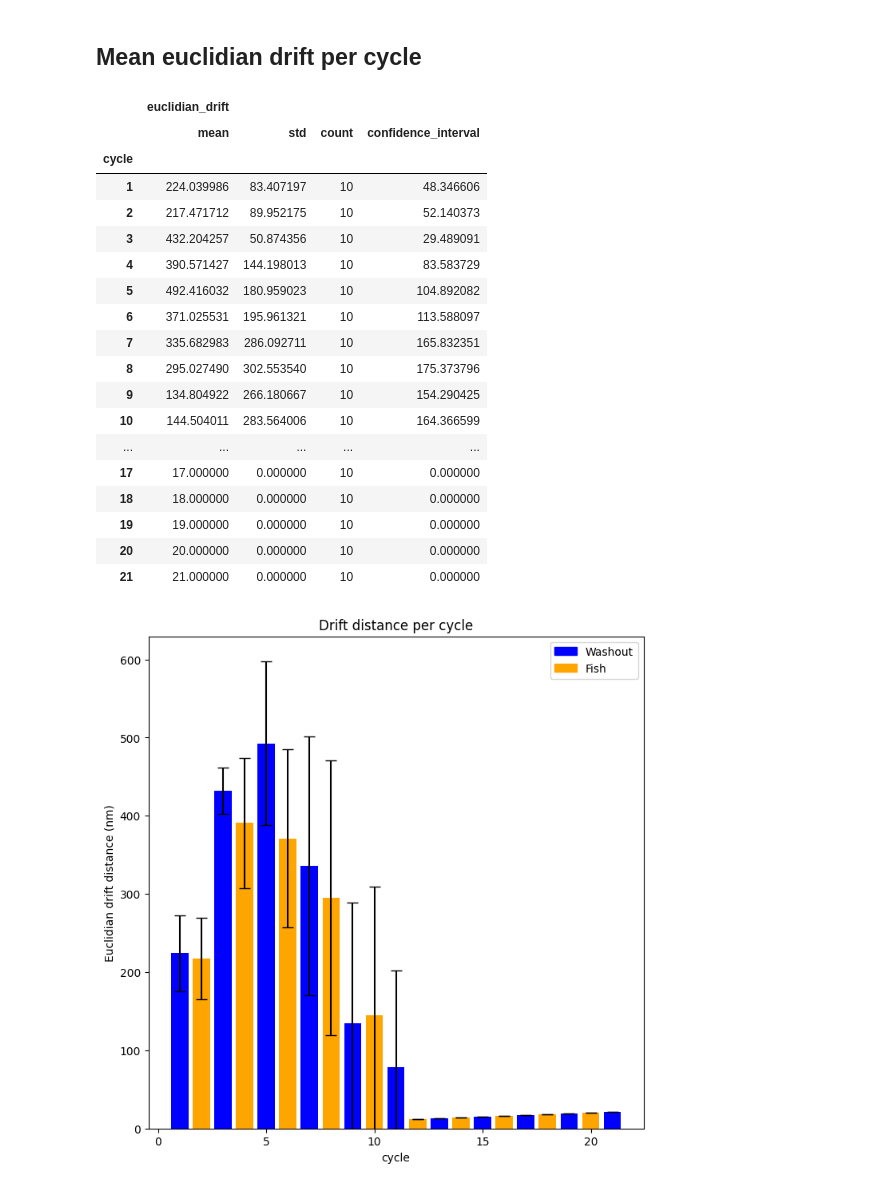
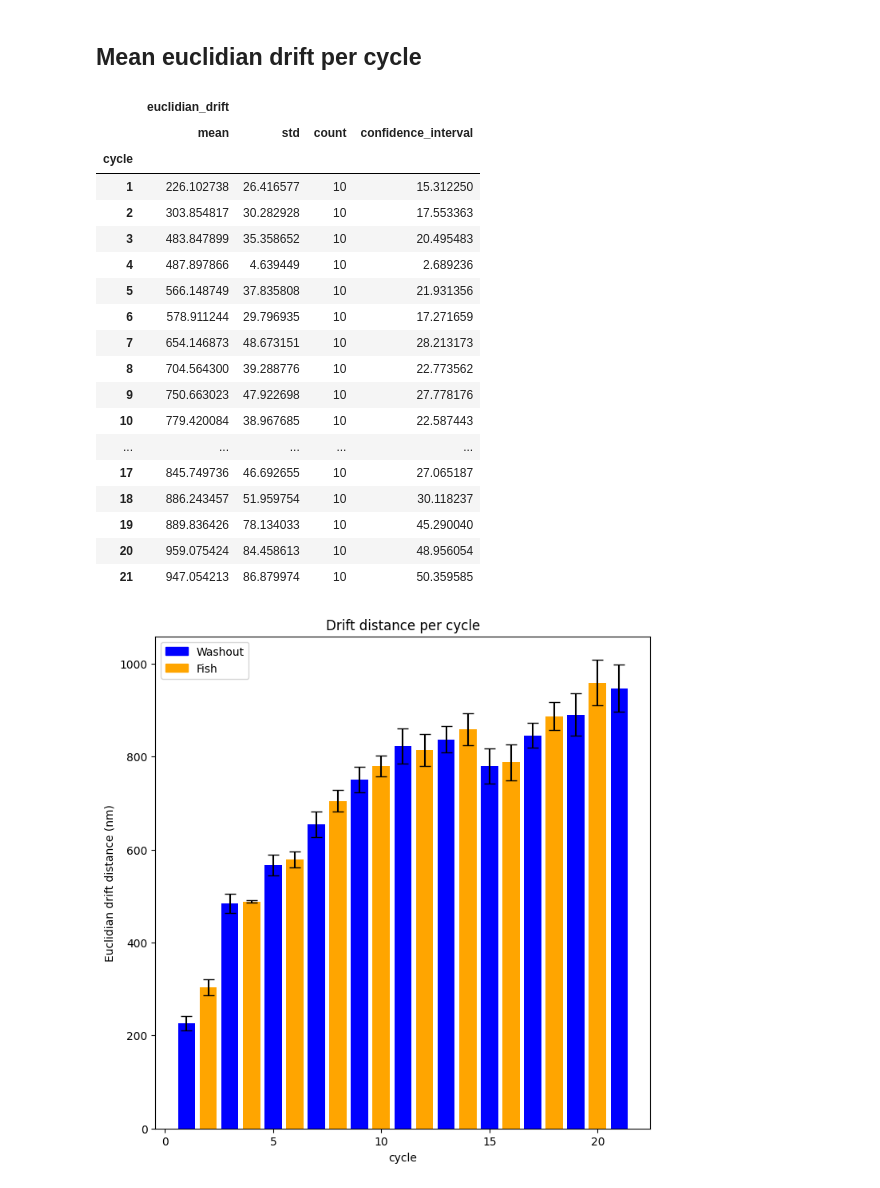
Before and after one commit to 2Echoes/Sequential_Fish, a Jupyter notebook: analysis/testing_notebooks/drift_statistics.ipynb, the cells around one changed output. Drawn from its saved outputs; the diff is of its cells as text; code cells hidden in the pictures.

```diff
--- a/analysis/testing_notebooks/drift_statistics.ipynb
+++ b/analysis/testing_notebooks/drift_statistics.ipynb
@@ -8,7 +8,8 @@ import matplotlib.patches as p
 import os
 
 
-RUN_PATH = "/mnt/ssd/SSD_floricslimani/Fish_seq/Davide/2024-10-09 - SeqFISH_Run10 - HeLa-Puro_POLR2"
+# RUN_PATH = "/mnt/ssd/SSD_floricslimani/Fish_seq/Davide/2024-10-09 - SeqFISH_Run10 - HeLa-Puro_POLR2"
+RUN_PATH = "/mnt/ssd/SSD_floricslimani/Fish_seq/Davide/2024-10-02 - SeqFISH_Run9 - HeLa _POLR2"
 
 OUTPUT_PATH = RUN_PATH + "/analysis/density/"
 os.makedirs(OUTPUT_PATH, exist_ok=True)
@@ -224,30 +243,29 @@ plt.show()
 # %%
 fish_data = fish_drift.groupby('cycle').agg({
     'euclidian_drift' : ['mean', 'std', 'count']
 })
 
 fish_data[('euclidian_drift','confidence_interval')] = (T_score * fish_data.loc[:,("euclidian_drift",'std')]) / fish_data.loc[:,("euclidian_drift",'count')].apply(np.sqrt)
-fish_data
 # %% [output]
 |  | euclidian_drift |  |  |  |
 |  | mean | std | count | confidence_interval |
 | cycle |  |  |  |  |
-| 1 | 224.039986 | 83.407197 | 10 | 48.346606 |
-| 2 | 217.471712 | 89.952175 | 10 | 52.140373 |
-| 3 | 432.204257 | 50.874356 | 10 | 29.489091 |
-| 4 | 390.571427 | 144.198013 | 10 | 83.583729 |
-| 5 | 492.416032 | 180.959023 | 10 | 104.892082 |
-| 6 | 371.025531 | 195.961321 | 10 | 113.588097 |
-| 7 | 335.682983 | 286.092711 | 10 | 165.832351 |
-| 8 | 295.027490 | 302.553540 | 10 | 175.373796 |
-| 9 | 134.804922 | 266.180667 | 10 | 154.290425 |
-| 10 | 144.504011 | 283.564006 | 10 | 164.366599 |
+| 1 | 226.102738 | 26.416577 | 10 | 15.312250 |
+| 2 | 303.854817 | 30.282928 | 10 | 17.553363 |
+| 3 | 483.847899 | 35.358652 | 10 | 20.495483 |
+| 4 | 487.897866 | 4.639449 | 10 | 2.689236 |
+| 5 | 566.148749 | 37.835808 | 10 | 21.931356 |
+| 6 | 578.911244 | 29.796935 | 10 | 17.271659 |
+| 7 | 654.146873 | 48.673151 | 10 | 28.213173 |
+| 8 | 704.564300 | 39.288776 | 10 | 22.773562 |
+| 9 | 750.663023 | 47.922698 | 10 | 27.778176 |
+| 10 | 779.420084 | 38.967685 | 10 | 22.587443 |
 | ... | ... | ... | ... | ... |
-| 17 | 17.000000 | 0.000000 | 10 | 0.000000 |
-| 18 | 18.000000 | 0.000000 | 10 | 0.000000 |
-| 19 | 19.000000 | 0.000000 | 10 | 0.000000 |
-| 20 | 20.000000 | 0.000000 | 10 | 0.000000 |
-| 21 | 21.000000 | 0.000000 | 10 | 0.000000 |
+| 17 | 845.749736 | 46.692655 | 10 | 27.065187 |
+| 18 | 886.243457 | 51.959754 | 10 | 30.118237 |
+| 19 | 889.836426 | 78.134033 | 10 | 45.290040 |
+| 20 | 959.075424 | 84.458613 | 10 | 48.956054 |
+| 21 | 947.054213 | 86.879974 | 10 | 50.359585 |
 # %%
 fig = plt.figure(figsize=(8,8))
 ax = fig.gca()
@@ -272,4 +290,4 @@ ax.set_ylim(0,ymax)
 
 plt.show()
 # %% [output]
-[figure, old version]
+[figure, new version]
```
Also changed, not shown: parts of 8 cells of this notebook, 8 other files.
